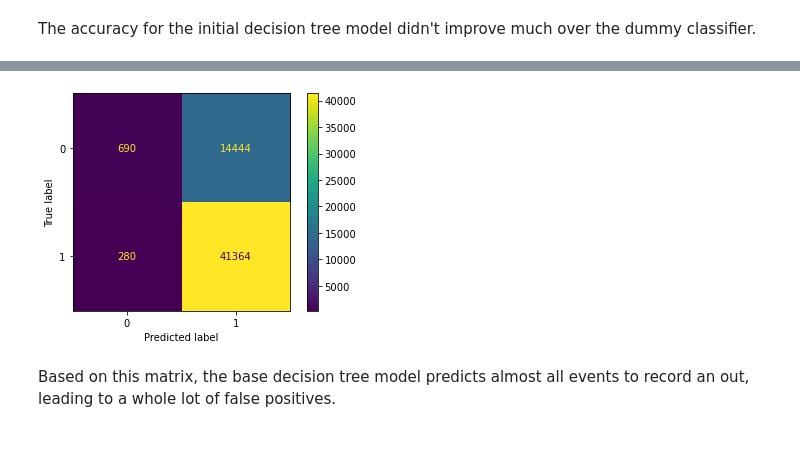
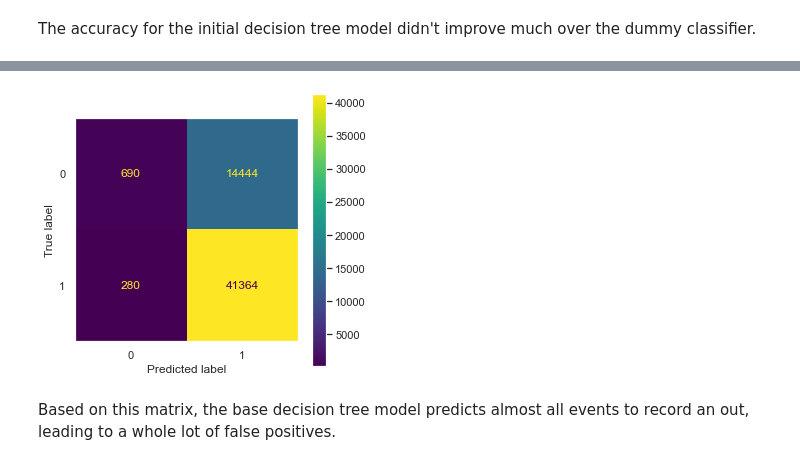
Before and after one commit to dangrosen/pitch-type-analysis, a Jupyter notebook: working_notebook.ipynb, the cells around one changed output, grey strips where cells are left out. Saved outputs shown, nothing was run; the diff lists cells and outputs as text; code cells hidden in the pictures.

```diff
--- a/working_notebook.ipynb
+++ b/working_notebook.ipynb
@@ -468,4 +483,5 @@ SL          1           0.740322
 Name: out_made, dtype: float64
 # %%
+sns.set(rc={'figure.figsize':(20,6)})
 sns.histplot(x=df['pitch_type'], y=df['out_made']);
 # %% [output]
@@ -491,7 +507,7 @@ From the 10 most frequently used pitches, I want to use the 5 of them with the h
 # %%
 # keep the observations with the pitch types getting the highest percentage of outs
 
-pitch_best_5 = ['CU', 'KC', 'FS', 'SL', 'CH']
+pitch_best_5 = ['Curveball', 'Knuckle Curve', 'Splitter', 'Slider', 'Changeup']
 
 df = df[df['pitch_type'].isin(pitch_best_5)]
 df = df.reset_index(drop=True)
@@ -524,5 +540,7 @@ df['out_made'].value_counts(normalize=True)
 0    0.265272
 Name: out_made, dtype: float64
 # %%
-sns.histplot(x=df['pitch_type'], y=df['out_made']);
+sns.set(rc={'figure.figsize':(12,6)})
+sns.histplot(x=df['pitch_type'], y=df['out_made'])
+sns.set(rc={'figure.figsize':(5,5)});
 # %% [output]
@@ -704,8 +725,8 @@ dt.score(X_train_dt, y_train_dt)
 # %%
 # predict y and find accuracy on test data
 
-y_pred_dt = gs.predict(X_test_dt)
+y_pred_dt = dt.predict(X_test_dt)
 
-acc = accuracy_score(y_test_dt, y_pred_dt) * 100
-print("Accuracy: {0}".format(acc))
+acc_dt = accuracy_score(y_test_dt, y_pred_dt) * 100
+print("Accuracy: {0}".format(acc_dt))
 # %% [output]
@@ -722,10 +743,13 @@ ROC-AUC score: 53.600196963603864
 # %%
+# plot confusion matrix
+
 cm = confusion_matrix(y_test_dt, y_pred_dt, labels=dt.classes_)
 cm_disp = ConfusionMatrixDisplay(confusion_matrix=cm, display_labels=dt.classes_)
-cm_disp.plot()
-plt.show()
+fig, ax = plt.subplots(figsize=(5, 5))
+ax.grid(False)
+cm_disp.plot(ax=ax);
 # %% [output]
-[figure, old version]
+[figure, new version]
 # %% [markdown]
 Based on this matrix, the base decision tree model predicts almost all events to record an out, leading to a whole lot of false positives.
 # %%
```
Also changed, not shown: parts of 122 cells of this notebook.
